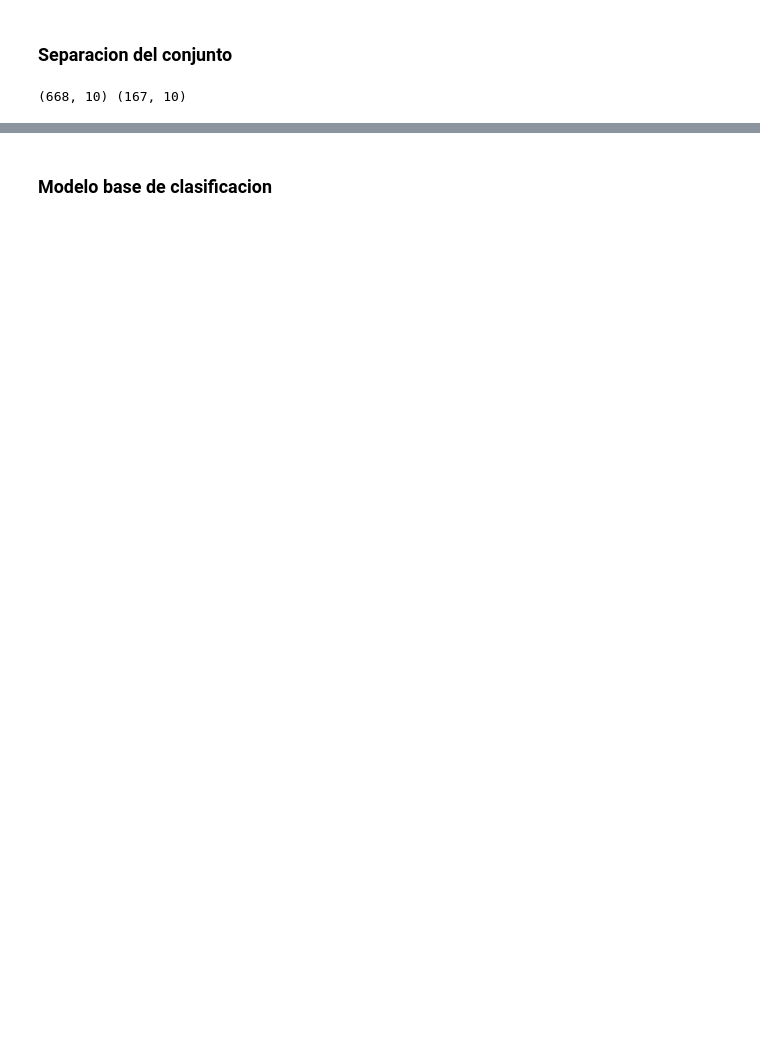
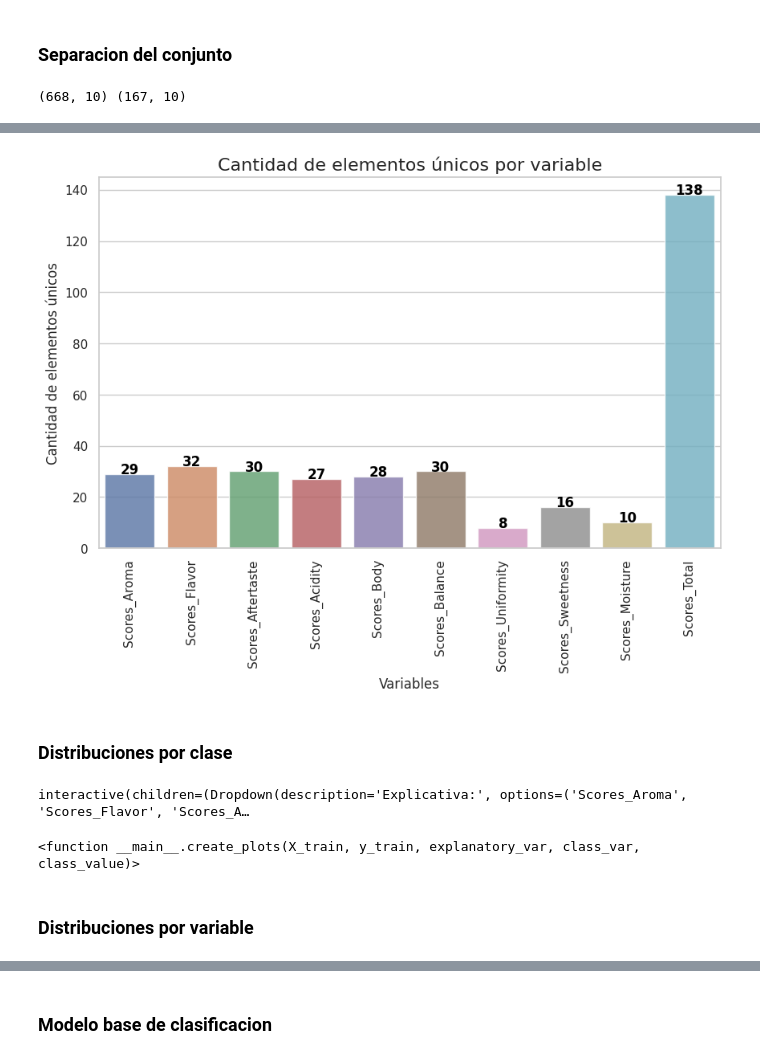
Before and after one commit to Simon890/mineria_datos, a Jupyter notebook: TP3.ipynb, the cells around one changed output, grey strips where cells are left out. Saved outputs shown, nothing was run; the diff lists cells and outputs as text; code cells hidden in the pictures; blank space fills up the shorter version.

```diff
--- a/TP3.ipynb
+++ b/TP3.ipynb
@@ -342,0 +172,51 @@ print(X_train.shape, X_test.shape)
+# %%
+graficar_elementos_unicos(X_train)
+# %% [output]
+[figure, added]
+# %% [markdown]
+### Distribuciones por clase
+# %%
+def create_plots(X_train, y_train, explanatory_var, class_var, class_value):
+    df = pd.concat([X_train, y_train], axis=1)
+    if class_value != 'Todas':
+        df = df[df[class_var] == class_value]
+
+    fig, axs = plt.subplots(3, 1, figsize=(8,6))
+
+    # scatter unidimensional
+    sns.stripplot(x=explanatory_var, y=[""]*len(df), hue=class_var, data=df, jitter=True, ax=axs[0])
+    axs[0].set_title('Distribución de ' + explanatory_var + ' con respecto a ' + class_var)
+    axs[0].legend('')
+    axs[0].set_xlabel("")
+
+    # caja de metricas de distribucion
+    sns.boxplot(y=class_var, x=explanatory_var, data=df, orient='h', ax=axs[1])
+    axs[1].legend('')
+    axs[1].set_xlabel("")
+
+    # densidad de datos
+    sns.kdeplot(data=df, x=explanatory_var, hue=class_var, fill=True, ax=axs[2])
+    axs[2].set_xlabel(explanatory_var)
+    axs[2].legend('')
+
+    plt.tight_layout()
+    plt.show()
+
+# menu de seleccion de variable
+explanatory_var_widget = widgets.Dropdown(
+    options=[col for col in X_train.columns],
+    description='Explicativa:',
+)
+
+# menu de seleccion de estado
+class_value_widget = widgets.Dropdown(
+    options=['Todas'] + list(y_train.unique()),
+    description='Color:',
+)
+
+interact(create_plots, X_train=widgets.fixed(X_train), y_train=widgets.fixed(y_train), explanatory_var=explanatory_var_widget, class_var=widgets.fixed('Color'), class_value=class_value_widget)
+# %% [output]
+interactive(children=(Dropdown(description='Explicativa:', options=('Scores_Aroma', 'Scores_Flavor', 'Scores_A…
+<function __main__.create_plots(X_train, y_train, explanatory_var, class_var, class_value)>
+# %% [markdown]
+### Distribuciones por variable
```
Also changed, not shown: parts of 44 cells of this notebook.
